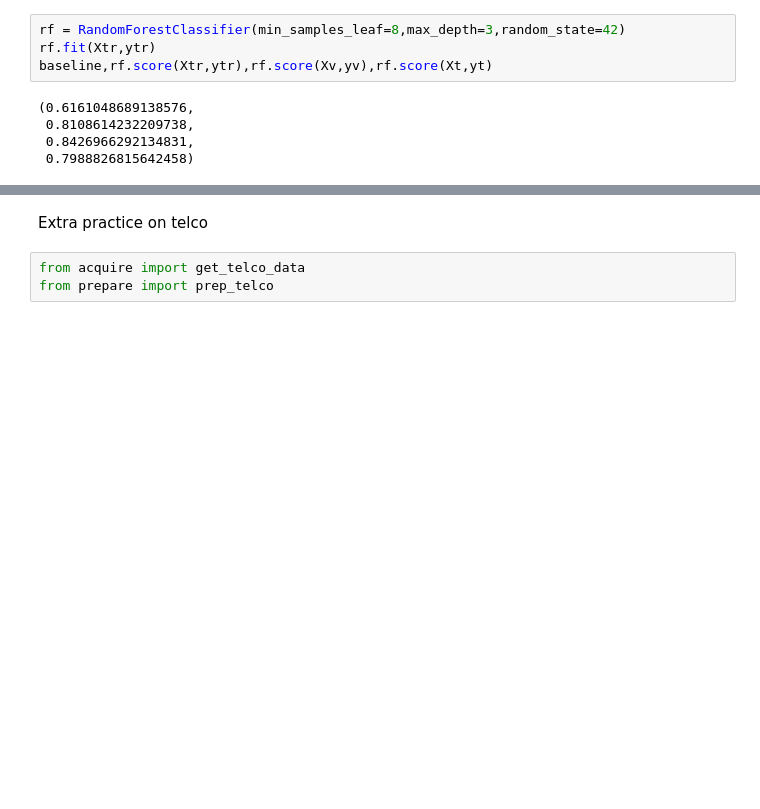
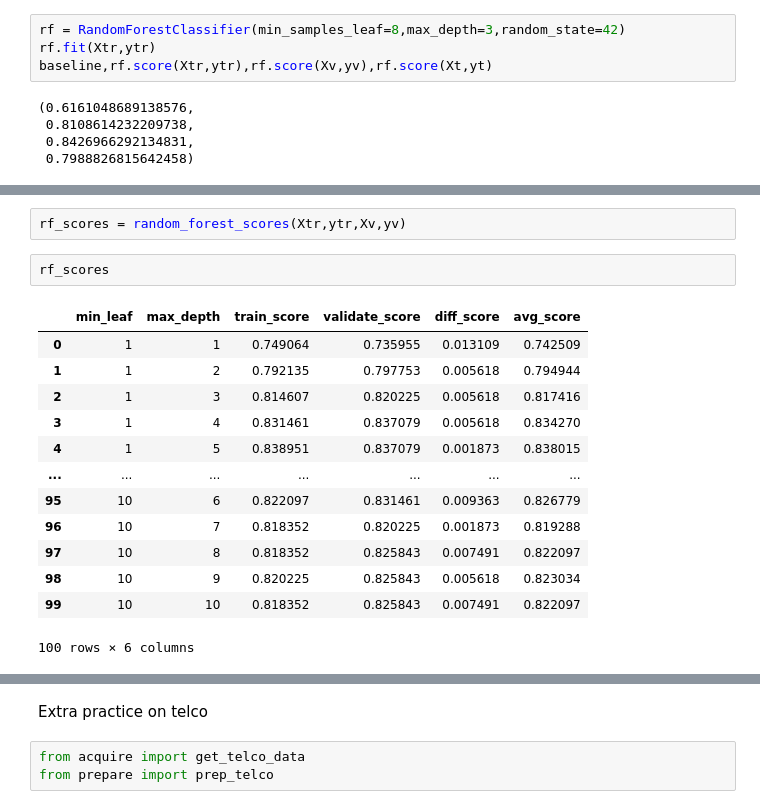
Before and after one commit to tkephart96/classification-exercises, a Jupyter notebook: random_forests.ipynb, the cells around one changed output, grey strips where cells are left out. Cells and saved outputs as stored; diff of their text form; blank space fills up the shorter version.

```diff
--- a/random_forests.ipynb
+++ b/random_forests.ipynb
@@ -250,0 +275,18 @@ baseline,rf.score(Xtr,ytr),rf.score(Xv,yv),rf.score(Xt,yt)
+# %%
+rf_scores = random_forest_scores(Xtr,ytr,Xv,yv)
+# %%
+rf_scores
+# %% [output]
+|  | min_leaf | max_depth | train_score | validate_score | diff_score | avg_score |
+| 0 | 1 | 1 | 0.749064 | 0.735955 | 0.013109 | 0.742509 |
+| 1 | 1 | 2 | 0.792135 | 0.797753 | 0.005618 | 0.794944 |
+| 2 | 1 | 3 | 0.814607 | 0.820225 | 0.005618 | 0.817416 |
+| 3 | 1 | 4 | 0.831461 | 0.837079 | 0.005618 | 0.834270 |
+| 4 | 1 | 5 | 0.838951 | 0.837079 | 0.001873 | 0.838015 |
+| ... | ... | ... | ... | ... | ... | ... |
+| 95 | 10 | 6 | 0.822097 | 0.831461 | 0.009363 | 0.826779 |
+| 96 | 10 | 7 | 0.818352 | 0.820225 | 0.001873 | 0.819288 |
+| 97 | 10 | 8 | 0.818352 | 0.825843 | 0.007491 | 0.822097 |
+| 98 | 10 | 9 | 0.820225 | 0.825843 | 0.005618 | 0.823034 |
+| 99 | 10 | 10 | 0.818352 | 0.825843 | 0.007491 | 0.822097 |
+100 rows × 6 columns
```
Also changed, not shown: parts of 16 cells of this notebook.
